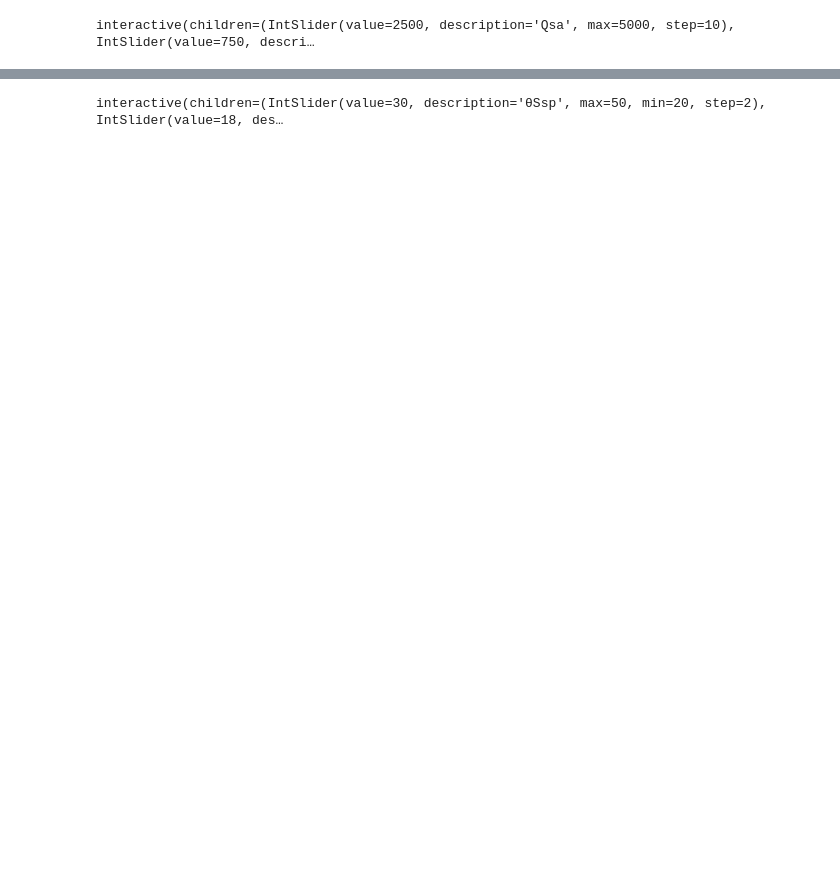
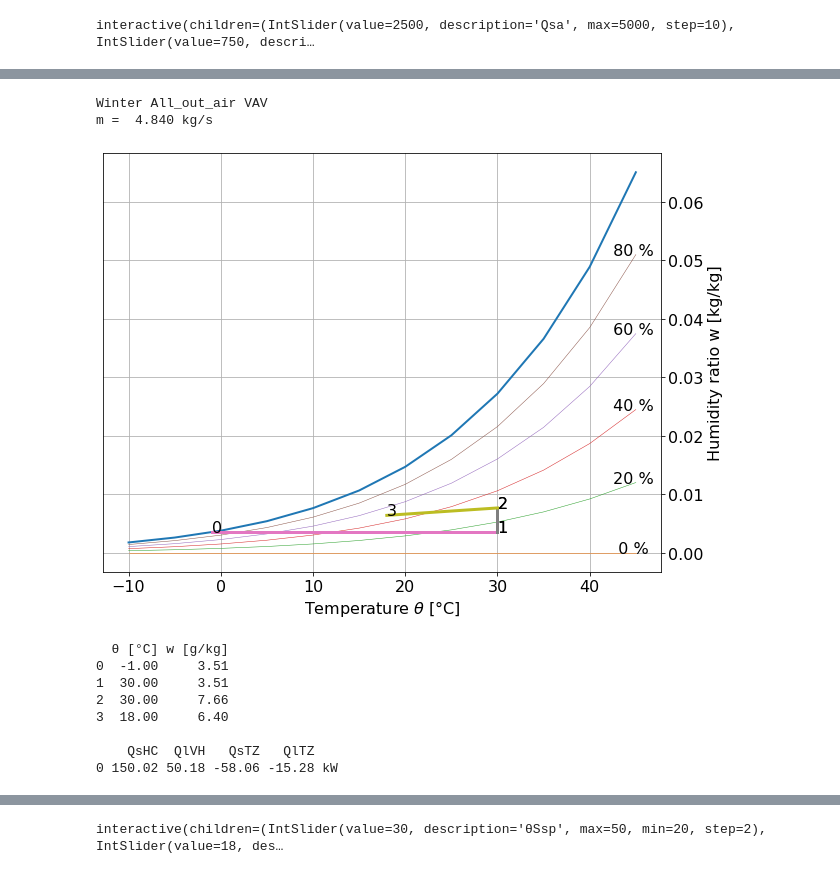
Before and after one commit to cghiaus/PsychroAn_tuto, a Jupyter notebook: T04_heat_va_hum.ipynb, the cells around one changed output, grey strips where cells are left out. Saved outputs shown, nothing was run; the diff lists cells and outputs as text; code cells hidden in the pictures; blank space fills up the shorter version.

```diff
--- a/T04_heat_va_hum.ipynb
+++ b/T04_heat_va_hum.ipynb
@@ -112 +142,16 @@ interactive(children=(IntSlider(value=2500, description='Qsa', max=5000, step=10
+# %%
+va_hum.AllOutAirVAV(θSsp=30, θIsp=18, φIsp=0.5, θO=-1, φO=1,
+                    Qsa=0, Qla=0, mi=2.12, UA=935.83)
+# %% [output]
+Winter All_out_air VAV
+m =  4.840 kg/s
+[figure, added]
+  θ [°C] w [g/kg]
+0  -1.00     3.51
+1  30.00     3.51
+2  30.00     7.66
+3  18.00     6.40
+
+    QsHC  QlVH   QsTZ   QlTZ
+0 150.02 50.18 -58.06 -15.28 kW
 # %% [markdown]
```
Also changed, not shown: parts of 24 cells of this notebook.
